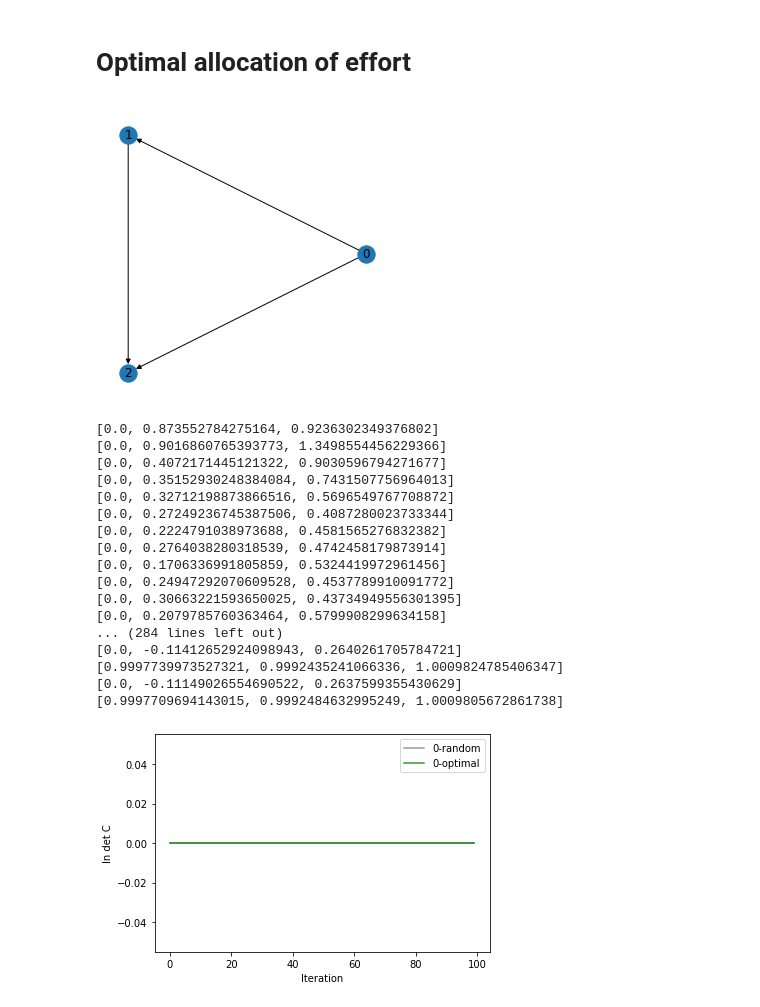
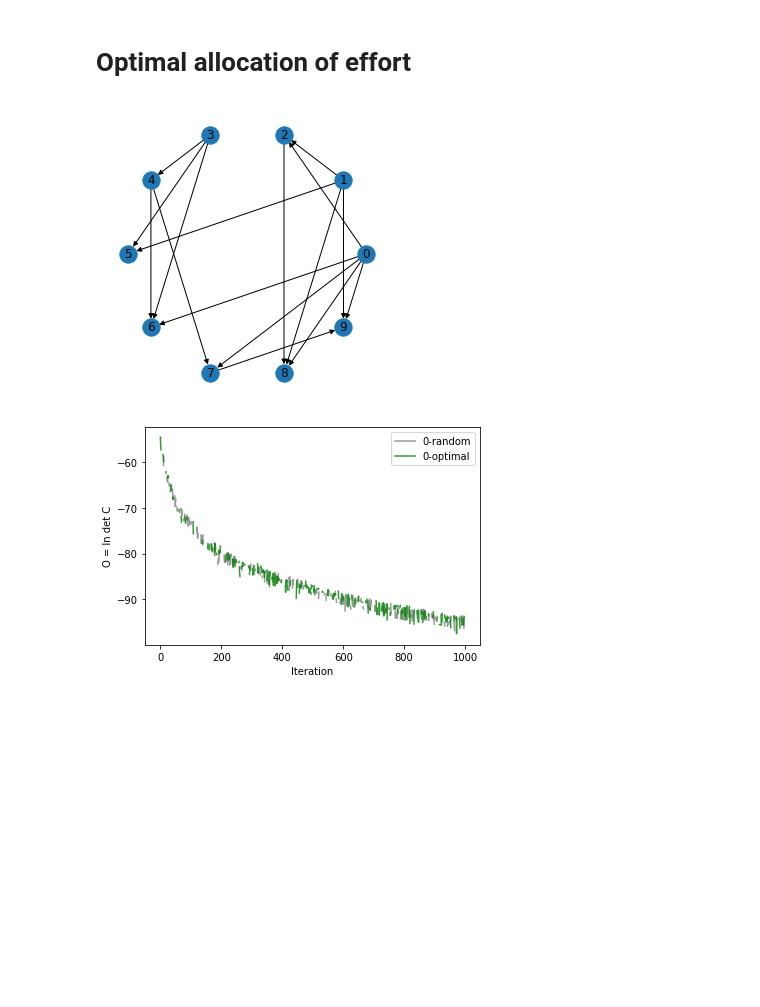
Before and after one commit to choderalab/fortuna, a Jupyter notebook: fortuna/examples/optimization/optimize.ipynb, the cells around one changed output. Saved outputs shown, nothing was run; the diff lists cells and outputs as text; code cells hidden in the pictures; blank space fills up the shorter version.

```diff
--- a/fortuna/examples/optimization/optimize.ipynb
+++ b/fortuna/examples/optimization/optimize.ipynb
@@ -12,7 +12,7 @@ import random
 
 import fortuna
 # %%
-def dOdN(C,S):
+def calc_dOdN(C,S):
     '''
     for the objective ln det C
     dOdC = C-1 = F
@@ -21,21 +21,10 @@ def dOdN(C,S):
     F = np.linalg.pinv(C)
     dOdN = np.einsum('ij,ijkl->kl',F,S)
     return dOdN
-
-
-def dOdN(C,S):
-    '''
-    for the objective ln det C
-    dOdC = C-1 = F
-    dOdN = dOdC * dCdN, where dCdN = S (sensitivity tensor)
-    '''
-    dOdC = np.ones(np.shape(C))
-    dOdN = np.einsum('ij,ijkl->kl',dOdC,S)
-    return dOdN
 # %%
-n_ligands = 3
+n_ligands = 10
 repeats = 1
-Nmax = 100 # maximum number of iterations to simulate
+Nmax = 1000 # maximum number of iterations to simulate
 # probability = 0.95 # probability threshold separating best and worst ligands for stopping the simulation
 
 g = fortuna.graph.create_graph(n_ligands=n_ligands)
@@ -73,58 +62,37 @@ for expt in ['random','optimal']:
             s_ij = fortuna.graph.form_edge_matrix(g, 'statistical_fluctuation_est', action='symmetrize')
 
             C_ij = fortuna.optimize.estimate_correlation_matrix(s_ij, N_ij)
-            f_i_est, _ = fortuna.graph.mle(g,estimate=True) # compute free energy differences
+            f_i_est, C = fortuna.graph.mle(g,estimate=True) # compute free energy differences
 
-            # this needs to be changed depending on wh
-            print([a - b for a,b in zip(f_i,f_i_est)])
+            score[step] = np.log(np.linalg.det(C_ij))
 
             if expt == 'random':
                 for edge in g.edges():
                     g.edges[edge]['weight'] = 1 / len(edges)
                 weights = [edge[2]['weight'] for edge in g.edges(data=True)]
             elif expt == 'optimal':
                 S = fortuna.optimize.sensitivity_tensor(g,N_ij)
-                dO_dN = dOdN(C_ij,S)
+                dO_dN = calc_dOdN(C_ij,S)
                 w_ij = dO_dN / dO_dN.sum()
                 for edge in g.edges():
                     i,j = edge
                     g.edges[edge]['weight'] = w_ij[i,j]*2
                 weights = [edge[2]['weight'] for edge in g.edges(data=True)]
-            if expt == 'optimal':
-                print([x*len(weights) for x in weights])
+
             for index in np.random.choice(indecies,size=10,p=weights):
                 chosen_edge = edges[index]
                 g.edges[chosen_edge]['n_samples'] += 1
                 samples = g.edges[chosen_edge]['samples'][0:g.edges[chosen_edge]['n_samples']]
                 g.edges[chosen_edge]['f_ij_est'] = np.mean(samples)
                 g.edges[chosen_edge]['df_ij_est'] = np.std(samples) / np.sqrt(len(samples))
                 g.edges[chosen_edge]['statistical_fluctuation_est'] = np.std(samples)
 
-#             N_ij = fortuna.graph.form_edge_matrix(g, 'n_samples', action='symmetrize')
         plt.plot(score,'-',alpha=0.8,label=str(repeat)+'-'+str(expt),color=color[expt])
 
 plt.xlabel('Iteration')
-plt.ylabel('ln det C')
-# plt.plot(score,'-',alpha=0.8,label=str(i))
+plt.ylabel('O = ln det C')
 plt.legend()
 plt.show()
 # %% [output]
-[figure, old version]
+[figure, new version]
-[0.0, 0.873552784275164, 0.9236302349376802]
-[0.0, 0.9016860765393773, 1.3498554456229366]
-[0.0, 0.4072171445121322, 0.9030596794271677]
-[0.0, 0.35152930248384084, 0.7431507756964013]
-[0.0, 0.32712198873866516, 0.5696549767708872]
-[0.0, 0.27249236745387506, 0.4087280023733344]
-[0.0, 0.2224791038973688, 0.4581565276832382]
-[0.0, 0.2764038280318539, 0.4742458179873914]
-[0.0, 0.1706336991805859, 0.5324419972961456]
-[0.0, 0.24947292070609528, 0.4537789910091772]
-[0.0, 0.30663221593650025, 0.43734949556301395]
-[0.0, 0.2079785760363464, 0.5799908299634158]
-... (284 lines left out)
-[0.0, -0.11412652924098943, 0.2640261705784721]
-[0.9997739973527321, 0.9992435241066336, 1.0009824785406347]
-[0.0, -0.11149026554690522, 0.2637599355430629]
-[0.9997709694143015, 0.9992484632995249, 1.0009805672861738]
-[figure, old version]
+[figure, new version]
```
Also changed, not shown: parts of 3 cells of this notebook.
